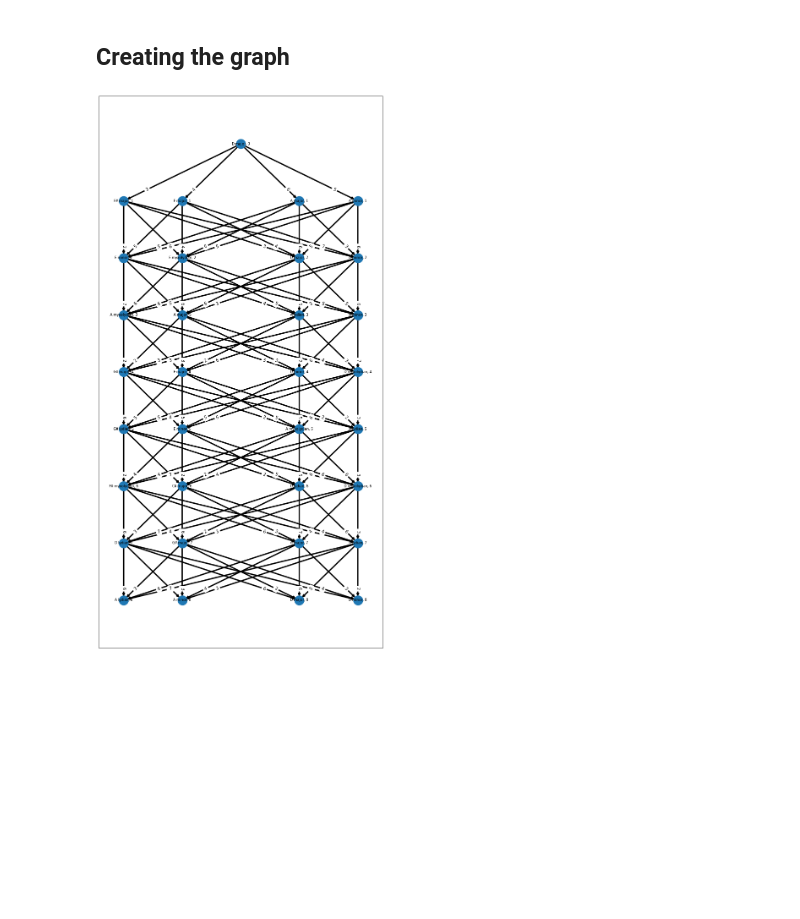
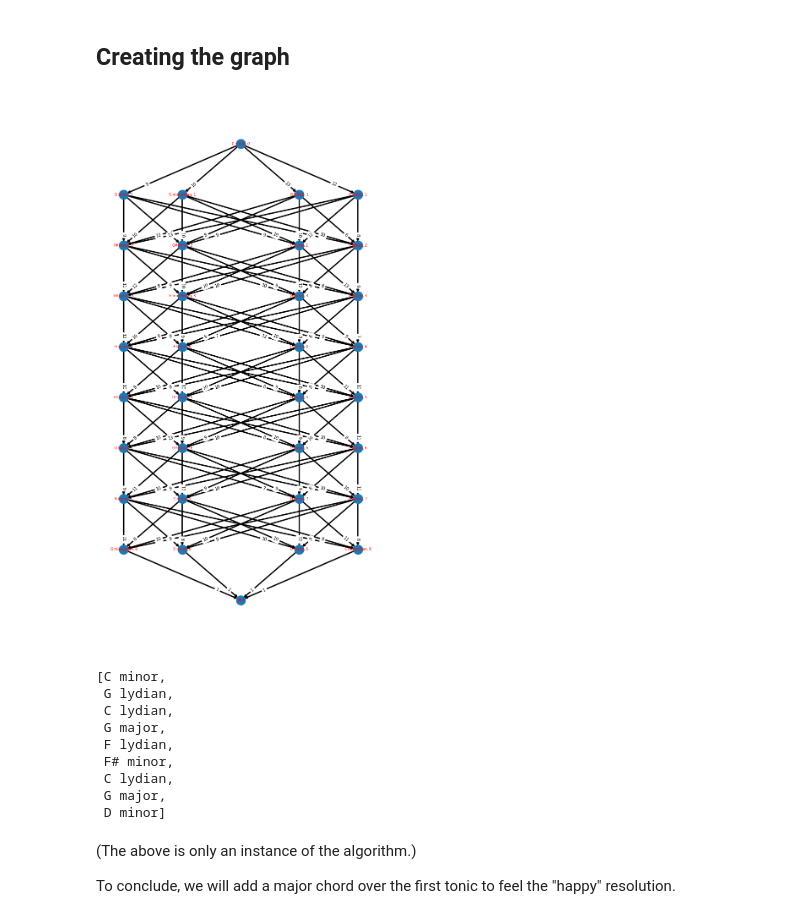
Before and after one commit to olsdavis/digimus, a Jupyter notebook: euphoria/Euphoria.ipynb, the cells around one changed output. Cells and saved outputs as stored; diff of their text form; code cells hidden in the pictures; blank space fills up the shorter version.

```diff
--- a/euphoria/Euphoria.ipynb
+++ b/euphoria/Euphoria.ipynb
@@ -109,5 +118,9 @@ def transpose(st, oldTonic, newTonic):
 # %%
 class Scale:
+
+    # Note: we are aware of the existence of the music21's Scale class.
+    # We just needed something more specialized, that contained less features.
+
     def __init__(self, func, tonic, notes, arp):
         self.func = func
         self.tonic = tonic
@@ -115,13 +128,16 @@ class Scale:
         self.arp = arp
 
     def transposed(self, newTonic):
-        inter = interval_semitones(self.tonic, newTonic)
+        nt = newTonic
+        if type(newTonic) == pitch.Pitch:
+            nt = newTonic.name
+        inter = interval_semitones(self.tonic, nt)
+        newArp = transpose(self.arp, self.tonic, nt)
         return Scale(
             self.func,
             pitch.Pitch(transpose_note(self.tonic, inter)),
             transpose_collection(self.notes, inter),
-            None
-            # transpose(self.arp, self.tonic, newTonic)
+            newArp
         )
 
     def __repr__(self):
@@ -207,12 +250,22 @@ def calculate_score(a, b):
     """
     notesA = a.notes
     notesB = b.notes
-    return len(set(notesA) & set(notesB))
+    m = 12 - max(1, len(set(notesA) & set(notesB)))
+    if b.tonic.name in a.notes:
+        m += 3
+    return max(0, m)
 # %%
+import sys # for maxsize
+
 def node_name(scale, level):
     return str(scale) + ', ' + str(level)
 
-def generate_structure_graph(tonic, levels, n):
+def scale_from_graph_name(parse):
+    first = parse.split(', ')[0]
+    note_mode = first.split(' ')
+    return palette[palette.index(Scale(note_mode[1], pitch.Pitch('C'), None, None))].transposed(note_mode[0])
+
+def generate_progression(tonic, levels, n):
     # create a dictionary of positions (this will allow a better display in networkx)
     positions = dict()
     # generate the first node
@@ -222,6 +275,7 @@ def generate_structure_graph(tonic, levels, n):
     graph = nx.DiGraph()
     # this will be reset at each iteration
     prev_level = [first_scale]
+    allLevels = [prev_level]
     positions[node_name(first_scale, 0)] = (0, 0)
 
     fifth = fifth_of(tonic)
@@ -229,46 +283,80 @@ def generate_structure_graph(tonic, levels, n):
         current_level = []
         for k in range(0, n // 2):
             new = None
+            # generate a new node
             while new == None or new in current_level:
-                new = random_scale_from_palette().transposed(random_note())
+                if k % 2 == 0:
+                    new = random_quasi_diatonic(first_scale)
+                else:
+                    new = random_scale_from_palette().transposed(random_note())
             current_level.append(new)
             name = node_name(new, i)
+            # add the node
             positions[name] = (-(k + 1) * 2, -i)
             graph.add_node(name)
         for k in range(0, n // 2):
             new = None
+            # generate a new node
             while new == None or new in current_level:
                 new = random_scale_from_palette().transposed(fifth)
             current_level.append(new)
             name = node_name(new, i)
+            # add the node
             positions[name] = ((k + 1) * 2, -i)
-            before = len(graph.nodes())
             graph.add_node(name)
+        # connect with the previous level
         for prev in prev_level:
             for curr in current_level:
                 graph.add_edge(node_name(prev, i - 1), node_name(curr, i), weight = calculate_score(prev, curr))
 
+        allLevels.append(current_level)
         prev_level = current_level
-        # switch between tonic and ffith
+        # switch between tonic and fifth
         if fifth == tonic:
             fifth = fifth_of(tonic)
         else:
             fifth = tonic
+
+    # add final node
+    final_level = "end"
+    graph.add_node(final_level)
+    positions[final_level] = (0, - levels - 1)
+
+    for e in prev_level:
+        graph.add_edge(node_name(e, levels), final_level, weight = 1)
+
+    # Apply Dijkstra
+    dj = nx.algorithms.shortest_paths.weighted.dijkstra_path(graph, node_name(first_scale, 0), final_level)
 
     plt.figure(3, figsize=(12, 24))
     # nodes
     nx.draw_networkx_nodes(graph, positions, node_size=500)
 
     # edges
     nx.draw_networkx_edges(graph, positions, width=3, arrows=True)
 
     # labels
-    nx.draw_networkx_labels(graph, positions, font_size=10, font_family="calibri")
+    nx.draw_networkx_labels(graph, positions, font_size=10, font_family="calibri", font_color="#ff0000")
     weights = nx.get_edge_attributes(graph, 'weight')
     nx.draw_networkx_edge_labels(graph, positions, edge_labels=weights, label_pos=0.2)
 
-    plt.axis("on")
+    plt.axis("off")
     plt.show()
-generate_structure_graph(pitch.Pitch('D'), 8, 4)
+    return dj
+path = generate_progression(pitch.Pitch('C'), 8, 4)
+[scale_from_graph_name(x) for x in path if x != "end"]
 # %% [output]
-[figure, old version]
+[figure, new version]
+[C minor,
+ G lydian,
+ C lydian,
+ G major,
+ F lydian,
+ F# minor,
+ C lydian,
+ G major,
+ D minor]
+# %% [markdown]
+(The above is only an instance of the algorithm.)
+
+To conclude, we will add a major chord over the first tonic to feel the "happy" resolution.
```
Also changed, not shown: parts of 7 cells of this notebook.
